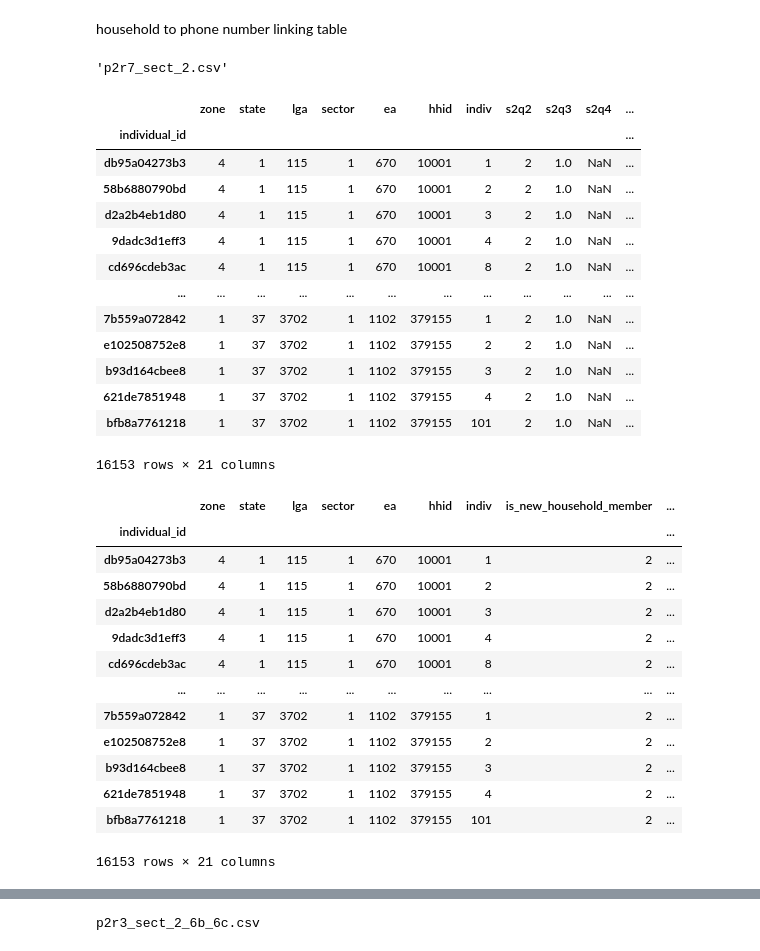
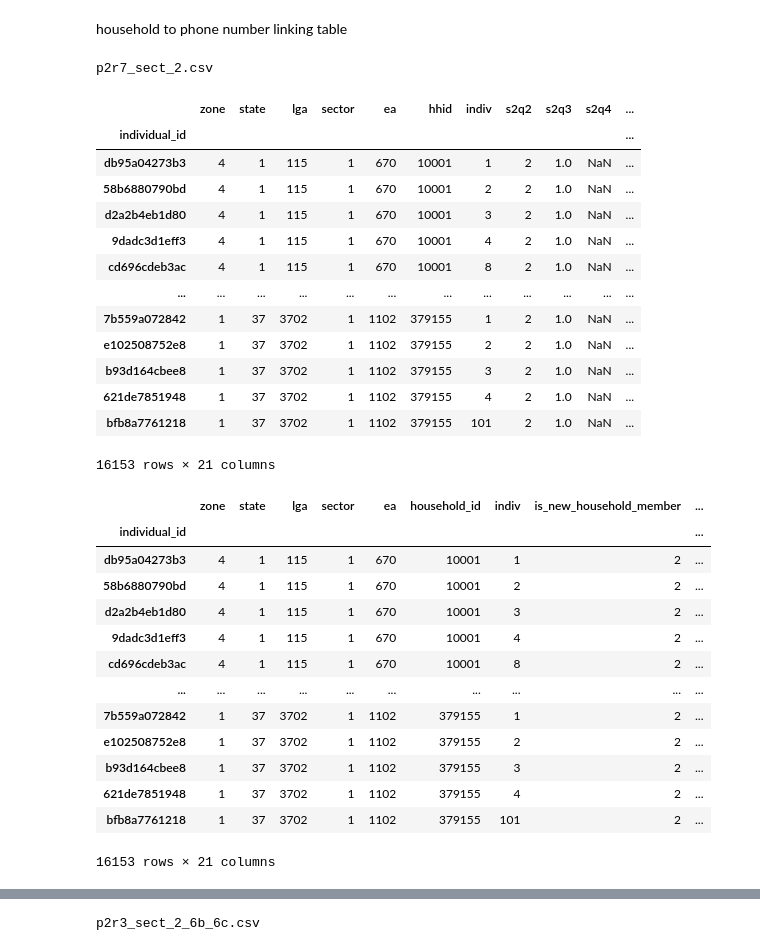
Before and after one commit to KathrynPanger/swb_databases_course_prep, a Jupyter notebook: notebooks/household_person_phone_number_link.ipynb, the cells around one changed output, grey strips where cells are left out. Drawn from its saved outputs; the diff is of its cells as text; code cells hidden in the pictures.

```diff
--- a/notebooks/household_person_phone_number_link.ipynb
+++ b/notebooks/household_person_phone_number_link.ipynb
@@ -107,14 +107,13 @@ for file_name in csvs:
         dfs.append((df, file_name))
     except KeyError:
         continue
-# %%
-dfs[0][1]
-# %% [output]
-'p2r7_sect_2.csv'
 # %%
 working_df = dfs[0][0]
+working_df_name = dfs[0][1]
+print(working_df_name)
 working_df
 # %% [output]
+p2r7_sect_2.csv
 |  | zone | state | lga | sector | ea | hhid | indiv | s2q2 | s2q3 | s2q4 | ... |
 | individual_id |  |  |  |  |  |  |  |  |  |  | ... |
 | db95a04273b3 | 4 | 1 | 115 | 1 | 670 | 10001 | 1 | 2 | 1.0 | NaN | ... |
@@ -128,22 +127,25 @@ working_df
 | b93d164cbee8 | 1 | 37 | 3702 | 1 | 1102 | 379155 | 3 | 2 | 1.0 | NaN | ... |
 | 621de7851948 | 1 | 37 | 3702 | 1 | 1102 | 379155 | 4 | 2 | 1.0 | NaN | ... |
 | bfb8a7761218 | 1 | 37 | 3702 | 1 | 1102 | 379155 | 101 | 2 | 1.0 | NaN | ... |
-16153 rows × 21 columns
+16153 rows × 21 columns
 # %%
-rename_dict= {'s2q2': 'is_new_household_member',
+rename_dict= {'hhid': 'household_id',
+              's2q2': 'is_new_household_member',
               's2q3': 'is_still_household_member',
+              's2q4': 'why_leave_household',
               's2q5': 'sex',
               's2q6': 'age',
               's2q7': 'relationship_to_head',
               's2q7_os': 'other_relationship',
               's2q8': 'why_join_household',
-              's2q8_os':'other_reason_for_joining',
+              's2q4' : 'why_leave_household',
+              's2q8_os': 'other_reason_for_joining',
               'selected_farmer': 'is_selected_farmer'
               }
 working_df = working_df.rename(columns = rename_dict)
 working_df
 # %% [output]
-|  | zone | state | lga | sector | ea | hhid | indiv | is_new_household_member | ... |
+|  | zone | state | lga | sector | ea | household_id | indiv | is_new_household_member | ... |
 | individual_id |  |  |  |  |  |  |  |  | ... |
 | db95a04273b3 | 4 | 1 | 115 | 1 | 670 | 10001 | 1 | 2 | ... |
 | 58b6880790bd | 4 | 1 | 115 | 1 | 670 | 10001 | 2 | 2 | ... |
```
Also changed, not shown: parts of 48 cells of this notebook, 1 other file.
